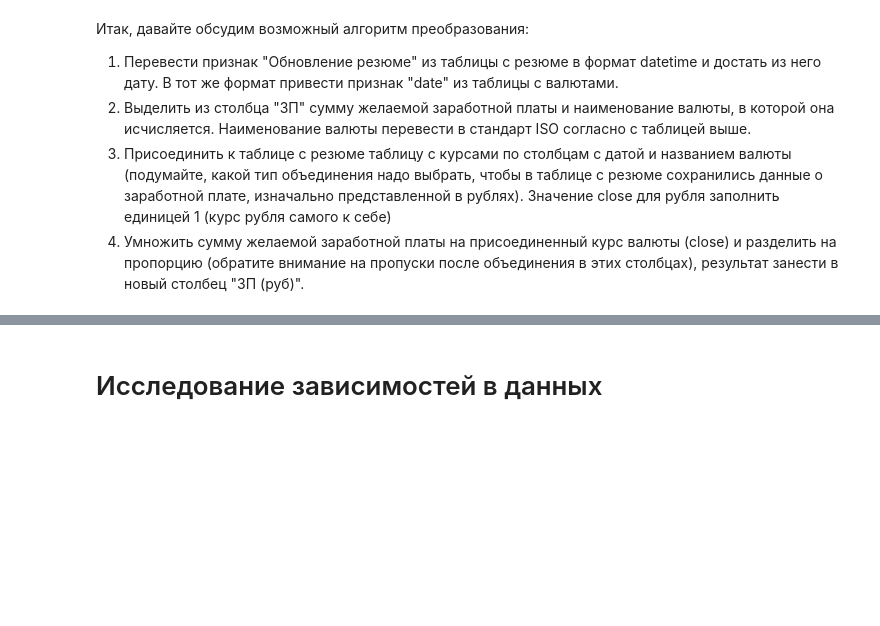
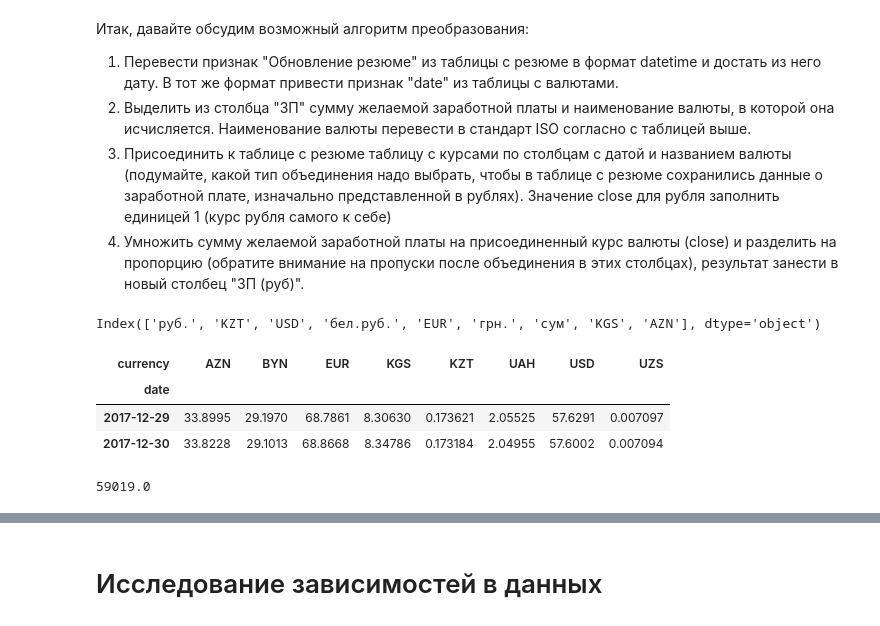
Before and after one commit to 0upsz/sf_data_science, a Jupyter notebook: project_1/Project_1.ipynb, the cells around one changed output, grey strips where cells are left out. Saved outputs shown, nothing was run; the diff lists cells and outputs as text; code cells hidden in the pictures; blank space fills up the shorter version.

```diff
--- a/project_1/Project_1.ipynb
+++ b/project_1/Project_1.ipynb
@@ -146,17 +141,3 @@ hh_data1.drop('Пол, возраст', axis=1, inplace=True)
 # %% [output]
 Index(['Ж', 'М'], dtype='object')
 dtype('int64')
-# %%
-
-months_lst = ['месяц', 'месяца', 'месяцев']
-years_lst = ['год', 'года', 'лет']
-
-hh_data1['тест'] = hh_data1['Опыт работы'].apply(lambda x: (np.nan if x == 'Не указано' else x))
-mask = hh_data1['тест'].isnull() == False
-
-
-
-#hh_data1[hh_data1['Опыт работы']].isnull()
-
-hh_data1['тест2'] = hh_data1[mask]['тест'].apply(lambda x: int(x.split()[4]) + int(x.split()[2]) * 12 if x.split()[5] in months_lst and x.split()[3] in years_lst \
-    else (int(x.split()[2])*12 if x.split()[3] in years_lst else int(x.split()[2])))
@@ -276,13 +230,10 @@ hh_data1['Город'] = hh_data1['Город'].astype('category')
 
 hh_data1['Готовность к переезду'] = hh_data1['Город, переезд, командировки'].apply(lambda x: False if 'м. ' in x.split(' , ')[1] and 'не готов' in x.split(' , ')[2] \
     else(False if 'не готов' in x.split(' , ')[1] else True))
-hh_data1['Готовность к переезду'] = hh_data1['Готовность к переезду'].astype('category')
 
 # Признак "Готовность к командировкам":
 
 hh_data1['Готовность к командировкам'] = hh_data1['Город, переезд, командировки'].apply(lambda x: False if 'не готов' in x.split(' , ')[-1] else True)
-hh_data1['Готовность к командировкам'] = hh_data1['Готовность к командировкам'].astype('category')
-
 
 # 3.4
 display(round(hh_data1['Город'].value_counts(normalize=True) * 100, 2)) # 11.03% СПб
@@ -353,0 +348,48 @@ Name: Город, dtype: float64
+# %%
+# ваш код здесь
+
+# Проверяю, какие валюты встречаются в столбце 'ЗП', создаю словарь с соответствием указанной валюты и ее форматом в ISO
+display(hh_data1['ЗП'].apply(lambda x: x.split()[1]).value_counts().index)
+
+currency_dict = {
+    'грн.': 'UAH',
+    'USD': 'USD',
+    'бел.руб.': 'BYN',
+    'EUR' : 'EUR',
+    'KGS': 'KGS',
+    'сум': 'UZS',
+    'AZN': 'AZN',
+    'KZT': 'KZT',
+}
+
+
+# выгружаем данные по валютам c файла ExchangeRates.csv
+currency_data = pd.read_csv('data\ExchangeRates.csv', sep=',')
+currency_data['date'] = pd.to_datetime(currency_data['date']) # перевожу столбец с датой в формат datetime
+currency_data['close_final'] = currency_data['close'] / currency_data['proportion'] # приводим курс к одному знаменателю (все за 1 рубль)
+
+# создаю новую таблицу, где группирую наш курс по дате, в признаках указываю ISO валюты
+currency_table = currency_data.groupby(['date', 'currency'], as_index=True)['close_final'].last().unstack()
+display(currency_table.head(2))
+
+# Создаю промежуточные столбцы: 'Дата расчета' и 'Дата расчета+ЗП' (объединенный)
+hh_data1['Дата расчета'] = pd.to_datetime(hh_data1['Обновление резюме']).dt.date # оставляю только дату
+hh_data1['Дата расчета+ЗП'] = hh_data1['ЗП'] +' '+ hh_data1['Дата расчета'].astype('str') # соединяю столбце с ЗП и текстовый формат даты
+
+# Пояснение:
+# В apply разбиваю ['Дата расчета+ЗП'] методом split на 3 индекса: 0 - цифровое значение ЗП; 1 - валюта; 2 - дата в текстовом формате
+# Далее сверяю индексы: если 1й индекс руб. - беру 0й как есть. Если 1й индекс другая валюта, то в словаре currency_dict ищу ее ISO
+# Полученный ISO использую как индекс в таблице currency_table вместе с датой из 2 индекса
+hh_data1['ЗП (руб)'] = hh_data1['Дата расчета+ЗП'].apply(lambda x: x.split()[0] if x.split()[1] == 'руб.' else float(currency_table.loc[x.split()[2]][currency_dict[x.split()[1]]]) * float(x.split()[0]))
+hh_data1['ЗП (руб)'] = hh_data1['ЗП (руб)'].astype(float)
+
+# 3.6
+hh_data1['ЗП (руб)'].median() # 59010
+hh_data1.drop(['Дата расчета', 'Дата расчета+ЗП', 'ЗП'], axis=1, inplace=True) # удаляю технические столбцы
+# %% [output]
+Index(['руб.', 'KZT', 'USD', 'бел.руб.', 'EUR', 'грн.', 'сум', 'KGS', 'AZN'], dtype='object')
+| currency | AZN | BYN | EUR | KGS | KZT | UAH | USD | UZS |
+| date |  |  |  |  |  |  |  |  |
+| 2017-12-29 | 33.8995 | 29.1970 | 68.7861 | 8.30630 | 0.173621 | 2.05525 | 57.6291 | 0.007097 |
+| 2017-12-30 | 33.8228 | 29.1013 | 68.8668 | 8.34786 | 0.173184 | 2.04955 | 57.6002 | 0.007094 |
+59019.0
```
Also changed, not shown: parts of 9 cells of this notebook, 2 other files.
